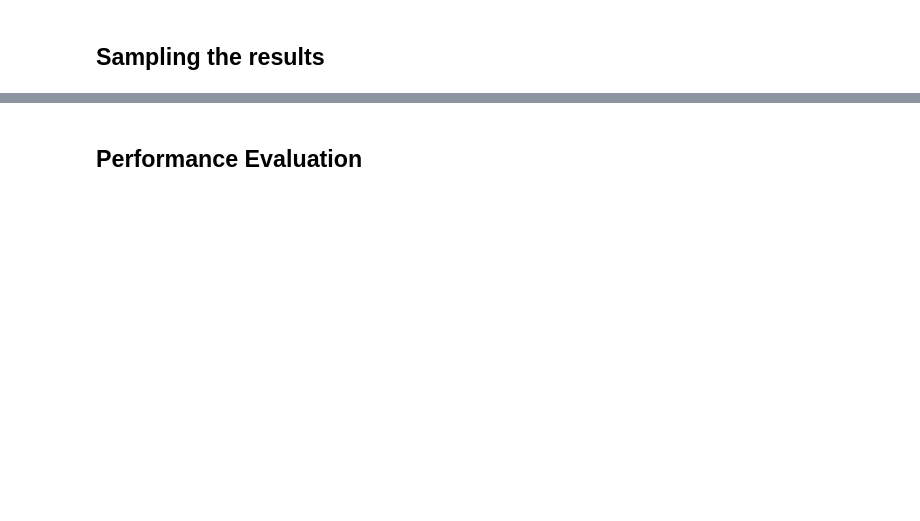
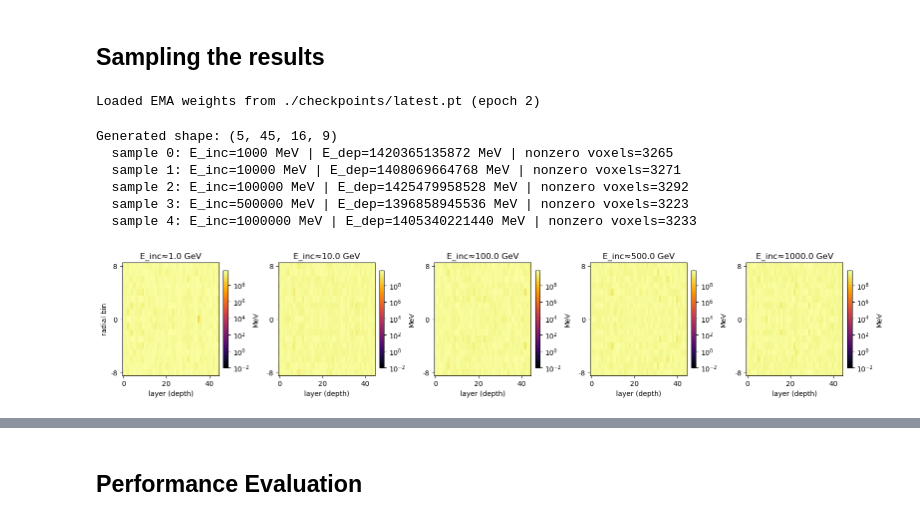
Before and after one commit to X-T-Nguyen/Diffusion_Model_Tutorial_for_The_first_MLQC4FC_Training_School, a Jupyter notebook: Tutorial_Surrogate_Model.ipynb, the cells around one changed output, grey strips where cells are left out. Drawn from its saved outputs; the diff is of its cells as text; code cells hidden in the pictures; blank space fills up the shorter version.

```diff
--- a/Tutorial_Surrogate_Model.ipynb
+++ b/Tutorial_Surrogate_Model.ipynb
@@ -1038,0 +834,21 @@ plt.show()
+# %%
+CONFIG_NAME = "dataset2"          # switch to "dataset3" if needed
+CKPT_PATH = os.path.join(SAVE_DIR, "latest.pt")   # the file you saved during training
+USE_EMA = True
+
+VOXEL_THRESHOLD_MEV = 0.015       # real digitization floor, see generate_samples.py note
+N_R_REAL = CALO_CONFIGS[CONFIG_NAME]["n_r_real"]  # strips radial padding after sampling
+# %%
+def load_model(checkpoint_path, device, use_ema=True):
+    model = DiT(configs=CALO_CONFIGS).to(device)
+    ckpt = torch.load(checkpoint_path, map_location=device)
+    state_dict = ckpt["ema"] if use_ema else ckpt["model"]
+    model.load_state_dict(state_dict)
+    model.eval()
+    print(f"Loaded {'EMA' if use_ema else 'raw'} weights from {checkpoint_path} "
+          f"(epoch {ckpt.get('epoch', '?')})")
+    return model
+
+sampling_model = load_model(CKPT_PATH, device, use_ema=USE_EMA)
+# %% [output]
+Loaded EMA weights from ./checkpoints/latest.pt (epoch 2)
@@ -1038,0 +884,46 @@ plt.show()
+# %%
+energies_gev = [1, 10, 100, 500, 1000]
+energies_mev = [e * 1000.0 for e in energies_gev]
+
+generated = sample_showers(sampling_model, CONFIG_NAME, energies_mev, device, apply_threshold=True)
+
+print("Generated shape:", generated.shape)
+for i, e in enumerate(energies_mev):
+    print(f"  sample {i}: E_inc={e:.0f} MeV | E_dep={generated[i].sum():.0f} MeV | "
+          f"nonzero voxels={np.count_nonzero(generated[i])}")
+# %% [output]
+Generated shape: (5, 45, 16, 9)
+  sample 0: E_inc=1000 MeV | E_dep=1420365135872 MeV | nonzero voxels=3265
+  sample 1: E_inc=10000 MeV | E_dep=1408069664768 MeV | nonzero voxels=3271
+  sample 2: E_inc=100000 MeV | E_dep=1425479958528 MeV | nonzero voxels=3292
+  sample 3: E_inc=500000 MeV | E_dep=1396858945536 MeV | nonzero voxels=3223
+  sample 4: E_inc=1000000 MeV | E_dep=1405340221440 MeV | nonzero voxels=3233
+# %%
+def _mirror_radial(img_r_first):
+    return np.concatenate([img_r_first[:0:-1], img_r_first], axis=0)
+
+def plot_longitudinal(showers, energies_mev, n_show=5):
+    n_show = min(n_show, len(showers))
+    fig, axes = plt.subplots(1, n_show, figsize=(3.2 * n_show, 3.2), squeeze=False)
+    for i in range(n_show):
+        img = np.nan_to_num(showers[i].sum(axis=1), nan=0.0, posinf=0.0, neginf=0.0)
+        n_r = img.shape[1]
+        img_mirrored = _mirror_radial(img.T)
+        vmax = img_mirrored.max() if img_mirrored.max() > 1e-2 else 1e-1
+
+        ax = axes[0][i]
+        im = ax.imshow(img_mirrored + 1e-3, norm=LogNorm(vmin=1e-2, vmax=vmax),
+                        aspect="auto", origin="lower", cmap="inferno")
+        ax.set_title(f"E_inc≈{energies_mev[i]/1000:.1f} GeV")
+        ax.set_xlabel("layer (depth)")
+        if i == 0:
+            ax.set_ylabel("radial bin")
+        ax.set_yticks([0, n_r - 1, 2 * n_r - 2])
+        ax.set_yticklabels([f"-{n_r-1}", "0", f"{n_r-1}"])
+        plt.colorbar(im, ax=ax, fraction=0.046, pad=0.04, label="MeV")
+    plt.tight_layout()
+    plt.show()
+
+plot_longitudinal(generated, energies_mev)
+# %% [output]
+[figure, added]
```
Also changed, not shown: parts of 43 cells of this notebook, 3 other files.
